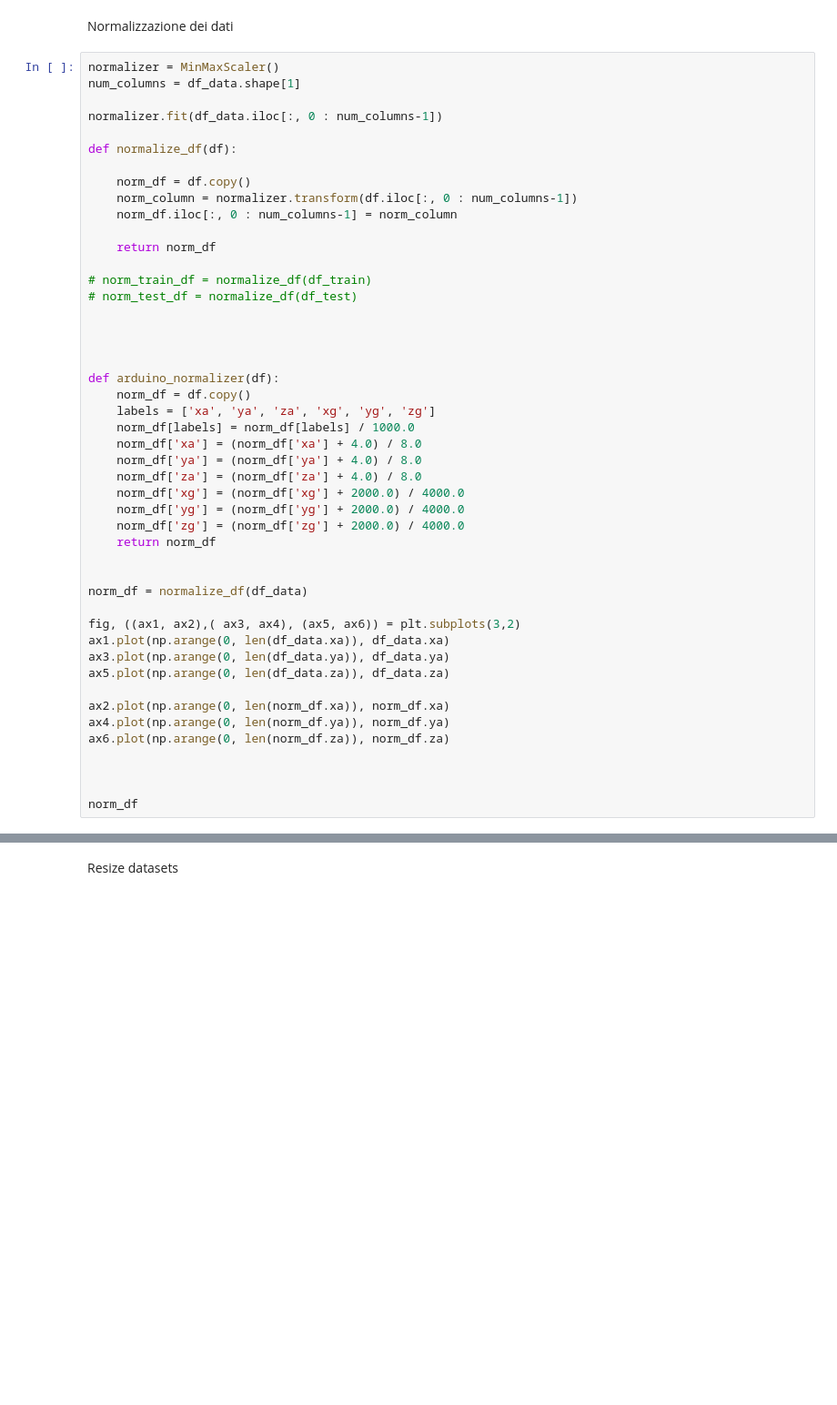
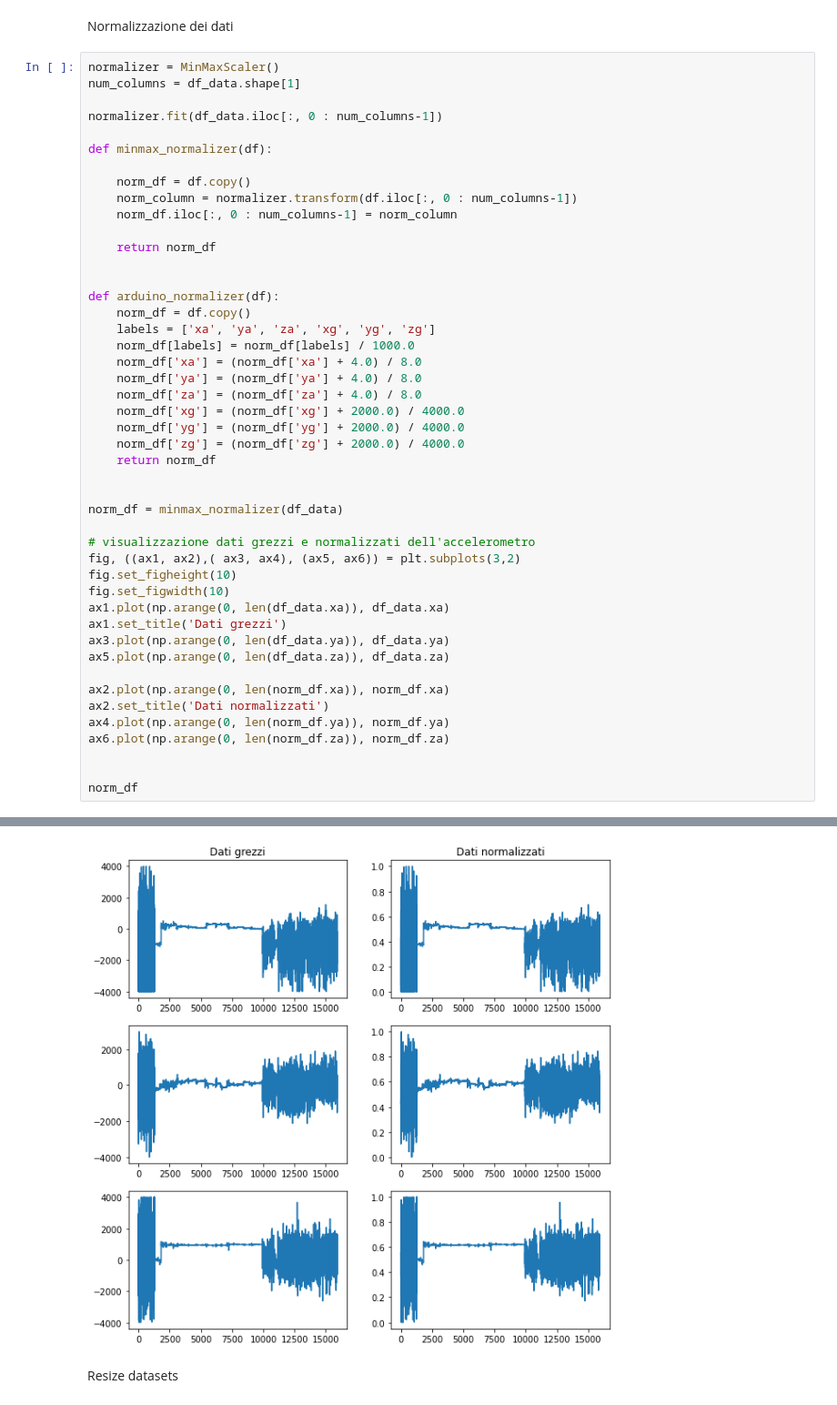
Before and after one commit to bernyxx/activity-classifier, a Jupyter notebook: model.ipynb, the cells around one changed output, grey strips where cells are left out. Shown at 91% size. Saved outputs shown, nothing was run; the diff lists cells and outputs as text; blank space fills up the shorter version.

```diff
--- a/model.ipynb
+++ b/model.ipynb
@@ -156,18 +122,13 @@ num_columns = df_data.shape[1]
 
 normalizer.fit(df_data.iloc[:, 0 : num_columns-1])
 
-def normalize_df(df):
+def minmax_normalizer(df):
 
     norm_df = df.copy()
     norm_column = normalizer.transform(df.iloc[:, 0 : num_columns-1])
     norm_df.iloc[:, 0 : num_columns-1] = norm_column
 
     return norm_df
-
-# norm_train_df = normalize_df(df_train)
-# norm_test_df = normalize_df(df_test)
-
-
 
 
 def arduino_normalizer(df):
@@ -183,17 +144,22 @@ def arduino_normalizer(df):
     return norm_df
 
 
-norm_df = normalize_df(df_data)
+norm_df = minmax_normalizer(df_data)
 
+# visualizzazione dati grezzi e normalizzati dell'accelerometro
 fig, ((ax1, ax2),( ax3, ax4), (ax5, ax6)) = plt.subplots(3,2)
+fig.set_figheight(10)
+fig.set_figwidth(10)
 ax1.plot(np.arange(0, len(df_data.xa)), df_data.xa)
+ax1.set_title('Dati grezzi')
 ax3.plot(np.arange(0, len(df_data.ya)), df_data.ya)
 ax5.plot(np.arange(0, len(df_data.za)), df_data.za)
 
 ax2.plot(np.arange(0, len(norm_df.xa)), norm_df.xa)
+ax2.set_title('Dati normalizzati')
 ax4.plot(np.arange(0, len(norm_df.ya)), norm_df.ya)
 ax6.plot(np.arange(0, len(norm_df.za)), norm_df.za)
 
 
-
 norm_df
+# %% [output]
@@ -200,3 +179,4 @@ norm_df
+[figure, added]
 # %% [markdown]
 Resize datasets
 # %%
```
Also changed, not shown: parts of 21 cells of this notebook, 26 other files.
